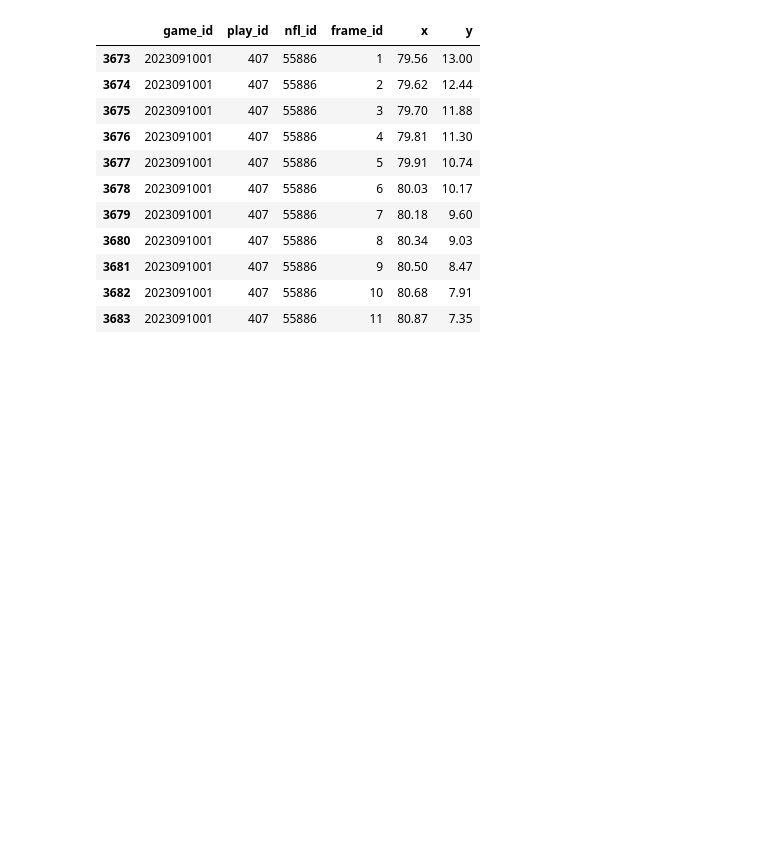
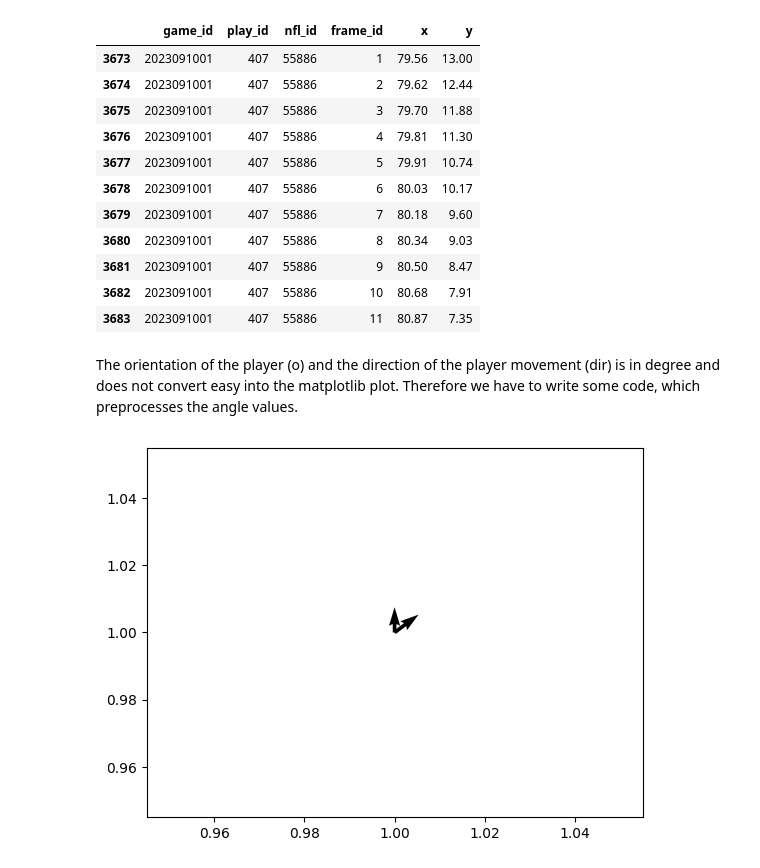
Before and after one commit to VirtualVale/04_kaggleNFL_trajectory_prediction, a Jupyter notebook: datawatch.ipynb, the cells around one changed output. Saved outputs shown, nothing was run; the diff lists cells and outputs as text; code cells hidden in the pictures; blank space fills up the shorter version.

```diff
--- a/datawatch.ipynb
+++ b/datawatch.ipynb
@@ -124,3 +120,22 @@ filtered_output_df
 | 3681 | 2023091001 | 407 | 55886 | 9 | 80.50 | 8.47 |
 | 3682 | 2023091001 | 407 | 55886 | 10 | 80.68 | 7.91 |
 | 3683 | 2023091001 | 407 | 55886 | 11 | 80.87 | 7.35 |
+# %% [markdown]
+The orientation of the player (o) and the direction of the player movement (dir) is in degree and does not convert easy into the matplotlib plot. Therefore we have to write some code, which preprocesses the angle values.
+# %%
+
+def deg2arrowPosition(angles: Union[float, np.ndarray, pd.Series]) -> Tuple[np.ndarray, np.ndarray]:
+    """
+    Convert angle(s) in degrees to arrow components (dx, dy).
+    Accepts scalar, numpy array or pandas Series. Returns two numpy arrays.
+    """
+    theta = np.deg2rad(angles)
+    dx = np.sin(theta)
+    dy = np.cos(theta)
+    return np.asarray(dx), np.asarray(dy)
+
+test_dx, test_dy = deg2arrowPosition(45)
+plt.quiver([1, 1], [1, 1], [0, test_dx], [1, test_dy], angles='xy', scale_units='xy')
+plt.show()
+# %% [output]
+[figure, added]
```
Also changed, not shown: parts of 18 cells of this notebook, 2 other files.
